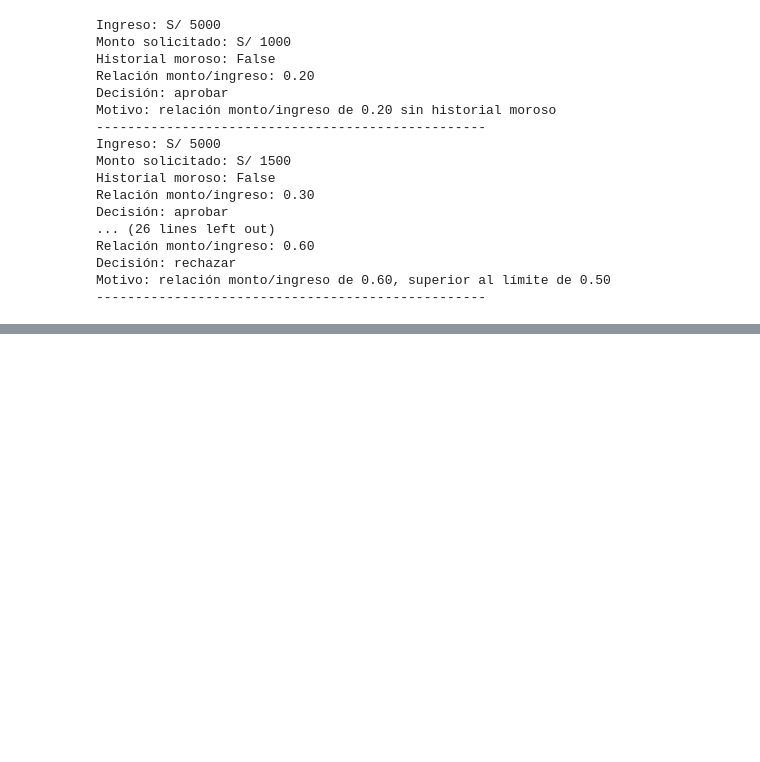
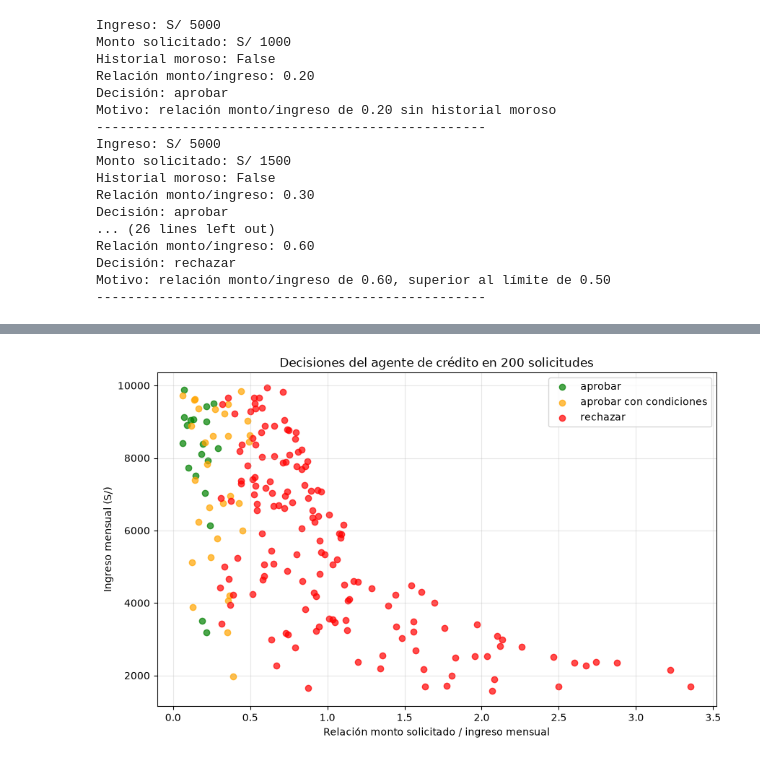
Before and after one commit to ronexpozo27/IS484-Practica001-Viernes-Pozo-Sarmiento, a Jupyter notebook: Ejercicio1_Credito_Pozo-Sarmiento.ipynb, the cells around one changed output, grey strips where cells are left out. Drawn from its saved outputs; the diff is of its cells as text; code cells hidden in the pictures; blank space fills up the shorter version.

Commit message:
Agrega visualizacion de solicitudes de credito

```diff
--- a/Ejercicio1_Credito_Pozo-Sarmiento.ipynb
+++ b/Ejercicio1_Credito_Pozo-Sarmiento.ipynb
@@ -93,0 +98,54 @@ Motivo: relación monto/ingreso de 0.60, superior al límite de 0.50
+# %%
+import numpy as np
+import matplotlib.pyplot as plt
+
+# Semilla para obtener resultados reproducibles
+np.random.seed(42)
+
+# Generar 200 solicitudes aleatorias
+cantidad = 200
+
+ingresos = np.random.randint(1500, 10001, cantidad)
+montos = np.random.randint(500, 7001, cantidad)
+historiales = np.random.choice([True, False], cantidad)
+
+# Listas para almacenar resultados
+relaciones = []
+decisiones = []
+
+# Evaluar cada solicitud con el agente
+for ingreso, monto, historial in zip(ingresos, montos, historiales):
+    relacion = monto / ingreso
+    accion, motivo = agente_credito(ingreso, monto, historial)
+
+    relaciones.append(relacion)
+    decisiones.append(accion)
+
+# Representar cada tipo de decisión
+colores = {
+    "aprobar": "green",
+    "aprobar con condiciones": "orange",
+    "rechazar": "red"
+}
+
+plt.figure(figsize=(10, 6))
+
+for decision in colores:
+    indices = [i for i, accion in enumerate(decisiones) if accion == decision]
+
+    plt.scatter(
+        [relaciones[i] for i in indices],
+        [ingresos[i] for i in indices],
+        label=decision,
+        color=colores[decision],
+        alpha=0.7
+    )
+
+plt.xlabel("Relación monto solicitado / ingreso mensual")
+plt.ylabel("Ingreso mensual (S/)")
+plt.title("Decisiones del agente de crédito en 200 solicitudes")
+plt.legend()
+plt.grid(alpha=0.3)
+plt.show()
+# %% [output]
+[figure, added]
```
Also changed, not shown: parts of 1 cell of this notebook.
